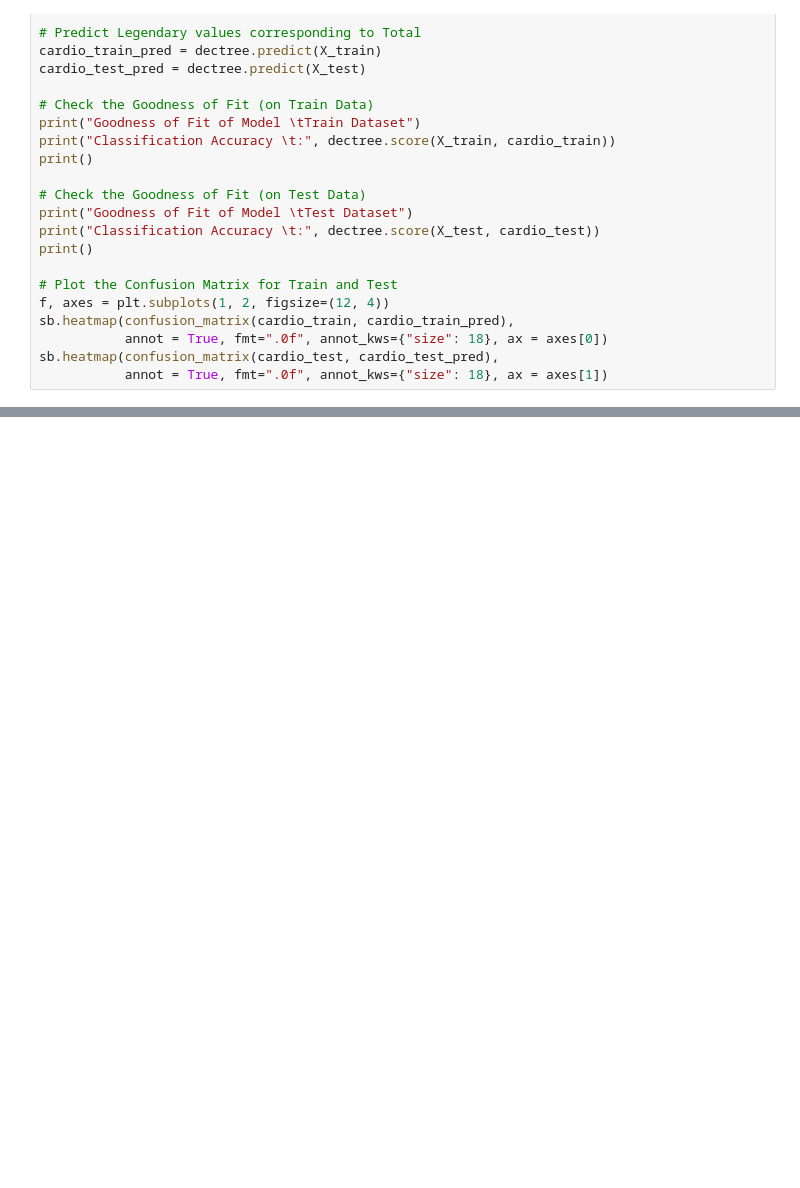
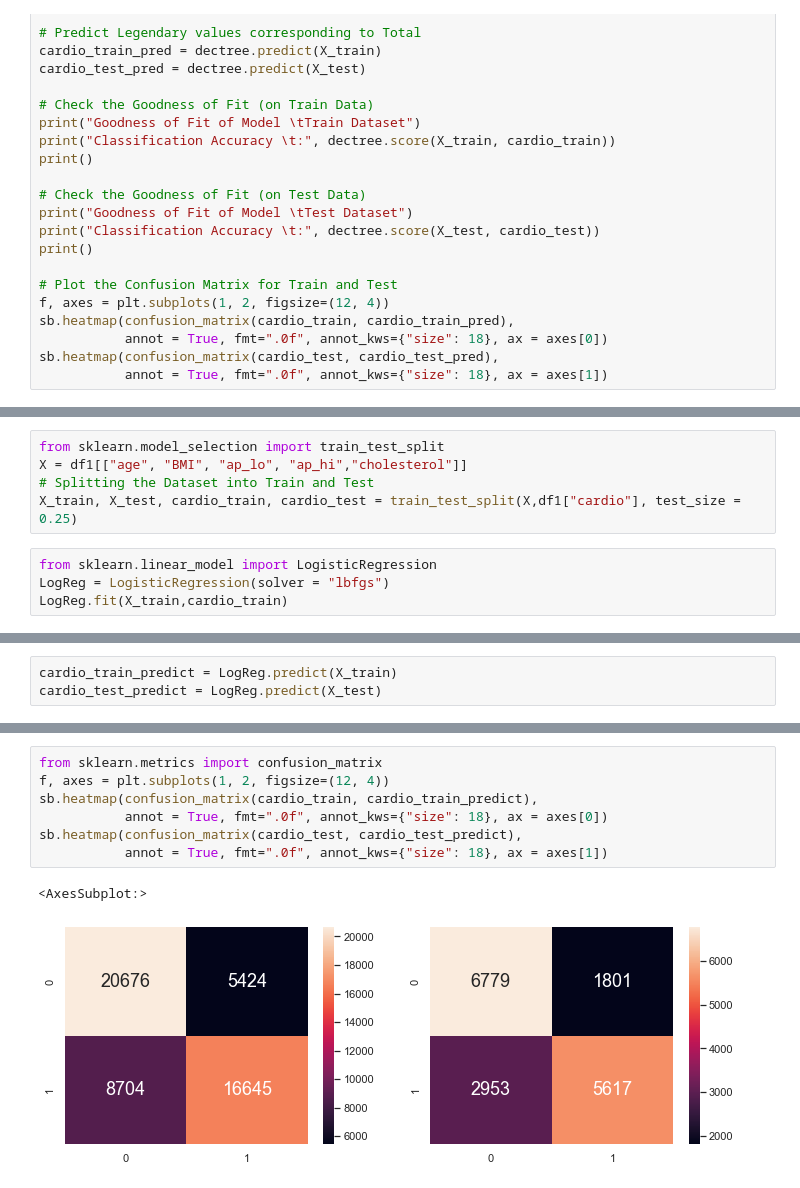
Before and after one commit to sidd0131/IE0005-Mini-Project, a Jupyter notebook: Mini Proj.ipynb, the cells around one changed output, grey strips where cells are left out. Cells and saved outputs as stored; diff of their text form; blank space fills up the shorter version.

```diff
--- a/Mini Proj.ipynb
+++ b/Mini Proj.ipynb
@@ -1047,0 +1059,9 @@ sb.heatmap(confusion_matrix(cardio_test, cardio_test_pred),
+# %%
+from sklearn.model_selection import train_test_split
+X = df1[["age", "BMI", "ap_lo", "ap_hi","cholesterol"]]
+# Splitting the Dataset into Train and Test
+X_train, X_test, cardio_train, cardio_test = train_test_split(X,df1["cardio"], test_size = 0.25)
+# %%
+from sklearn.linear_model import LogisticRegression
+LogReg = LogisticRegression(solver = "lbfgs")
+LogReg.fit(X_train,cardio_train)
@@ -1047,0 +1070,3 @@ sb.heatmap(confusion_matrix(cardio_test, cardio_test_pred),
+# %%
+cardio_train_predict = LogReg.predict(X_train)
+cardio_test_predict = LogReg.predict(X_test)
@@ -1047,0 +1082,10 @@ sb.heatmap(confusion_matrix(cardio_test, cardio_test_pred),
+# %%
+from sklearn.metrics import confusion_matrix
+f, axes = plt.subplots(1, 2, figsize=(12, 4))
+sb.heatmap(confusion_matrix(cardio_train, cardio_train_predict),
+           annot = True, fmt=".0f", annot_kws={"size": 18}, ax = axes[0])
+sb.heatmap(confusion_matrix(cardio_test, cardio_test_predict),
+           annot = True, fmt=".0f", annot_kws={"size": 18}, ax = axes[1])
+# %% [output]
+<AxesSubplot:>
+[figure, added]
```
Also changed, not shown: parts of 33 cells of this notebook.
